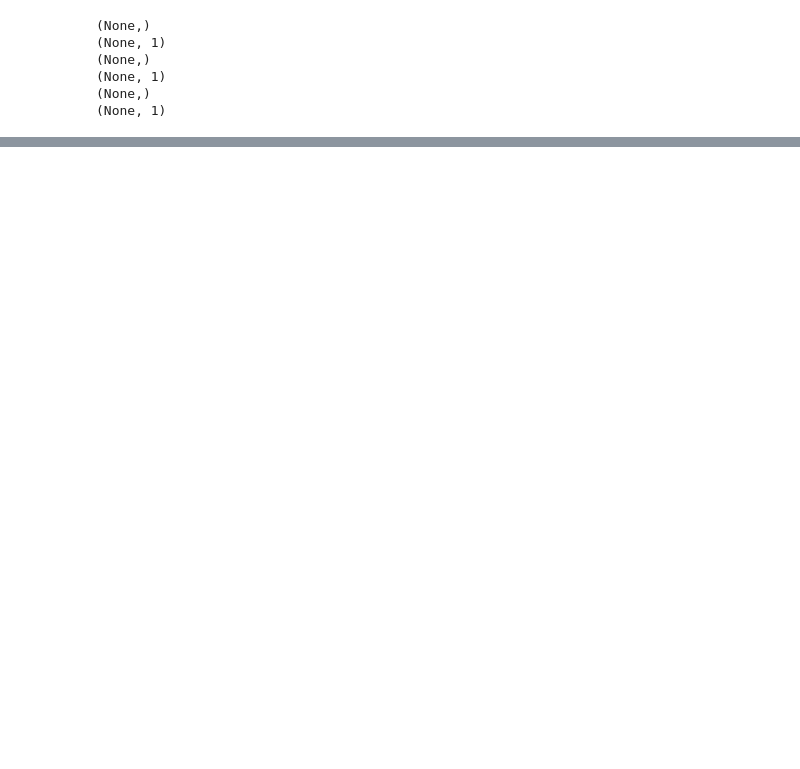
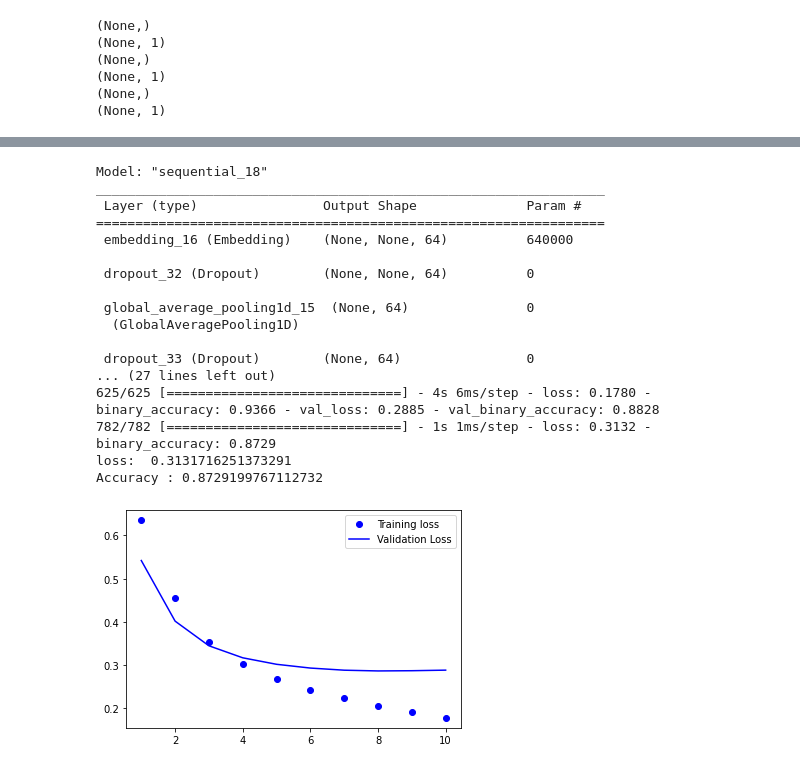
Before and after one commit to CalebWelch/tensorflow-exercises, a Jupyter notebook: sentimentAnalysis/sentimentAnalysis.ipynb, the cells around one changed output, grey strips where cells are left out. Cells and saved outputs as stored; diff of their text form; code cells hidden in the pictures; blank space fills up the shorter version.

```diff
--- a/sentimentAnalysis/sentimentAnalysis.ipynb
+++ b/sentimentAnalysis/sentimentAnalysis.ipynb
@@ -87,5 +86,8 @@ def custom_standardization(input_data):
 maxFeats = 10000
 sequenceLength = 250
 
-vectorizeLayer = layers.TextVectorization(standardize=custom_standardization, max_tokens=maxFeats, output_mode='int', output_sequence_length=sequenceLength)
+vectorizeLayer = layers.TextVectorization(standardize=custom_standardization,
+                                          max_tokens=maxFeats,
+                                          output_mode='int',
+                                          output_sequence_length=sequenceLength)
 # %%
@@ -145,3 +146,4 @@ autoTune = tf.data.AUTOTUNE
 trainDs = trainDs.cache().prefetch(buffer_size=autoTune)
 valDs = valDs.cache().prefetch(buffer_size=autoTune)
 testDs = testDs.cache().prefetch(buffer_size=autoTune)
+tensorboard_callback = tf.keras.callbacks.TensorBoard(log_dir="logs")
@@ -179,0 +150,52 @@ model.compile(loss=losses.BinaryCrossentropy(from_logits=True
+# %%
+embeddingDim = 64
+model = tf.keras.Sequential([
+    layers.Embedding(maxFeats, embeddingDim),
+    layers.Dropout(0.1),
+    layers.GlobalAveragePooling1D(),
+    layers.Dropout(0.5),
+    layers.Dense(1)])
+model.summary()
+
+model.compile(loss=losses.BinaryCrossentropy(from_logits=True),optimizer = 'adam',
+              metrics=tf.metrics.BinaryAccuracy(threshold=0.0))
+
+epochs = 10
+callback = tf.keras.callbacks.EarlyStopping(monitor='loss', patience=3)
+history = model.fit(trainDs, validation_data=valDs, epochs=epochs,callbacks=[callback, tensorboard_callback])
+
+loss, acc = model.evaluate(testDs)
+print('loss: ', loss,'\nAccuracy :', acc)
+
+historyDict = history.history
+historyDict.keys()
+
+acc = historyDict['binary_accuracy']
+val_acc = historyDict['val_binary_accuracy']
+loss = historyDict['loss']
+val_loss = historyDict['val_loss']
+
+epochs = range(1, len(acc) +1)
+plt.plot(epochs, loss, 'bo', label='Training loss')
+plt.plot(epochs, val_loss, 'b', label='Validation Loss')
+plt.legend()
+plt.show()
+# %% [output]
+Model: "sequential_18"
+_________________________________________________________________
+ Layer (type)                Output Shape              Param #
+=================================================================
+ embedding_16 (Embedding)    (None, None, 64)          640000
+
+ dropout_32 (Dropout)        (None, None, 64)          0
+
+ global_average_pooling1d_15  (None, 64)               0
+  (GlobalAveragePooling1D)
+
+ dropout_33 (Dropout)        (None, 64)                0
+... (27 lines left out)
+625/625 [==============================] - 4s 6ms/step - loss: 0.1780 - binary_accuracy: 0.9366 - val_loss: 0.2885 - val_binary_accuracy: 0.8828
+782/782 [==============================] - 1s 1ms/step - loss: 0.3132 - binary_accuracy: 0.8729
+loss:  0.3131716251373291
+Accuracy : 0.8729199767112732
+[figure, added]
```
Also changed, not shown: parts of 13 cells of this notebook, 1 other file.
